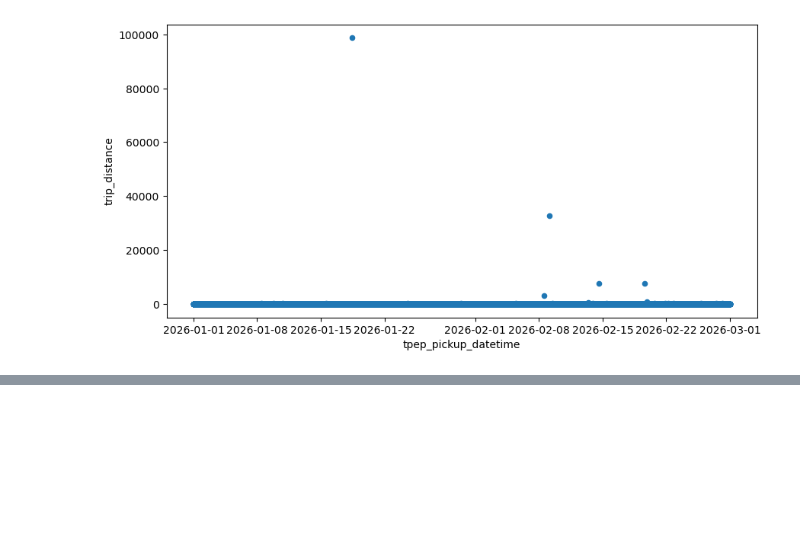
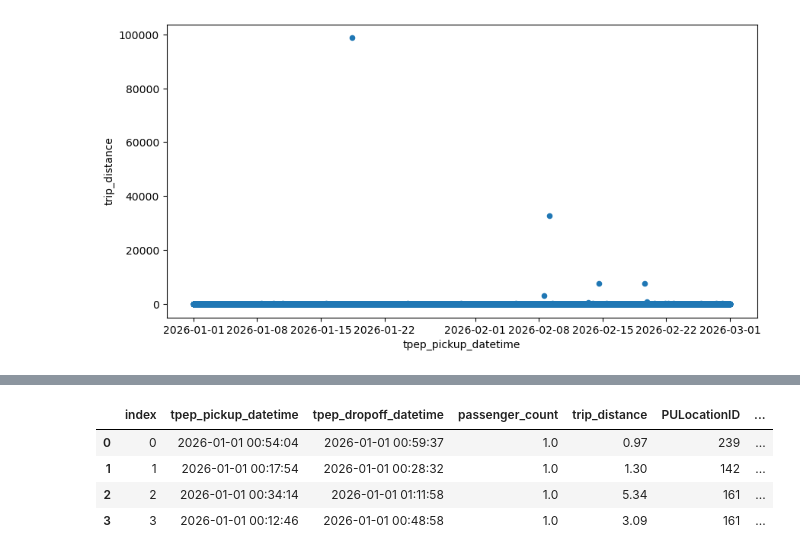
Before and after one commit to TinyHaitch/taxi_analysis, a Jupyter notebook: Untitled.ipynb, the cells around one changed output, grey strips where cells are left out. Saved outputs shown, nothing was run; the diff lists cells and outputs as text; code cells hidden in the pictures; blank space fills up the shorter version.

```diff
--- a/Untitled.ipynb
+++ b/Untitled.ipynb
@@ -332,0 +353,8 @@ plt.show()
+# %%
+final_data.head(4)
+# %% [output]
+|  | index | tpep_pickup_datetime | tpep_dropoff_datetime | passenger_count | trip_distance | PULocationID | ... |
+| 0 | 0 | 2026-01-01 00:54:04 | 2026-01-01 00:59:37 | 1.0 | 0.97 | 239 | ... |
+| 1 | 1 | 2026-01-01 00:17:54 | 2026-01-01 00:28:32 | 1.0 | 1.30 | 142 | ... |
+| 2 | 2 | 2026-01-01 00:34:14 | 2026-01-01 01:11:58 | 1.0 | 5.34 | 161 | ... |
+| 3 | 3 | 2026-01-01 00:12:46 | 2026-01-01 00:48:58 | 1.0 | 3.09 | 161 | ... |
```
Also changed, not shown: parts of 8 cells of this notebook.
